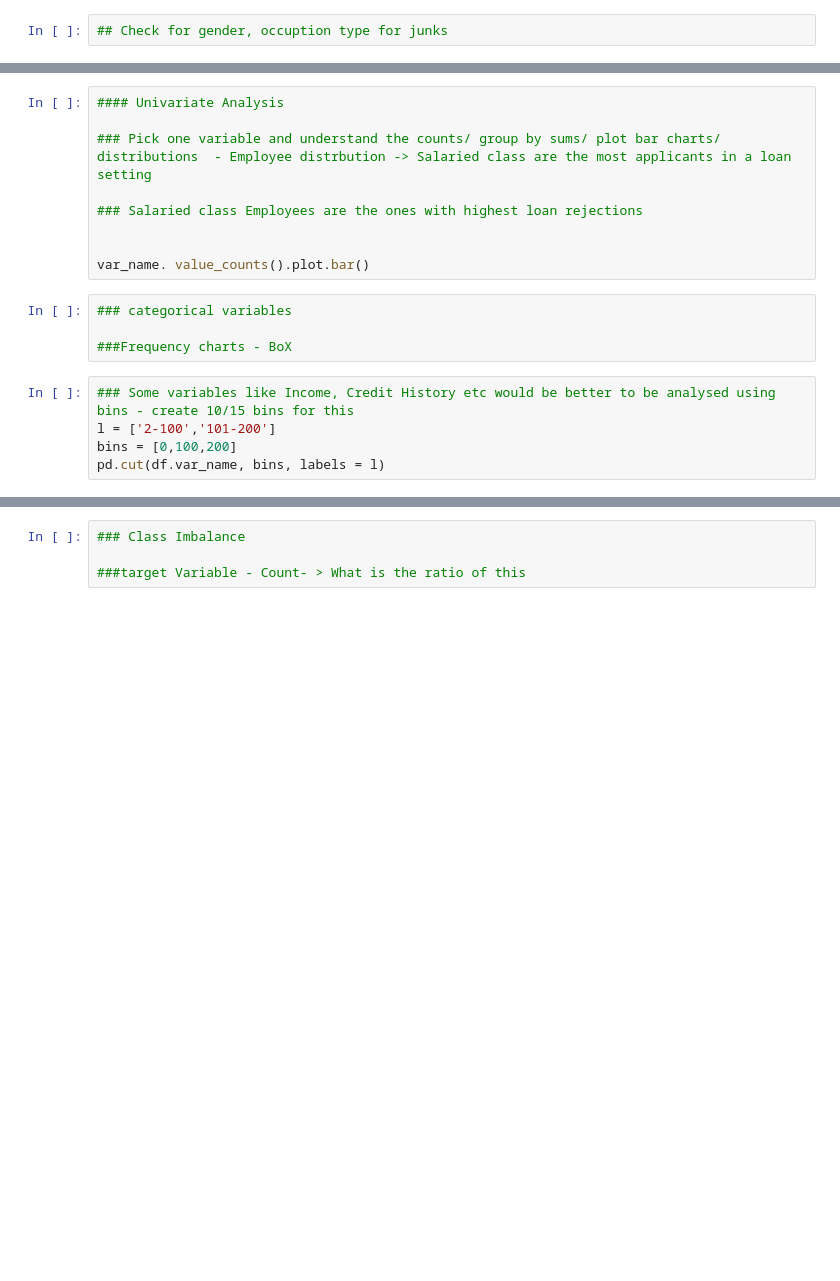
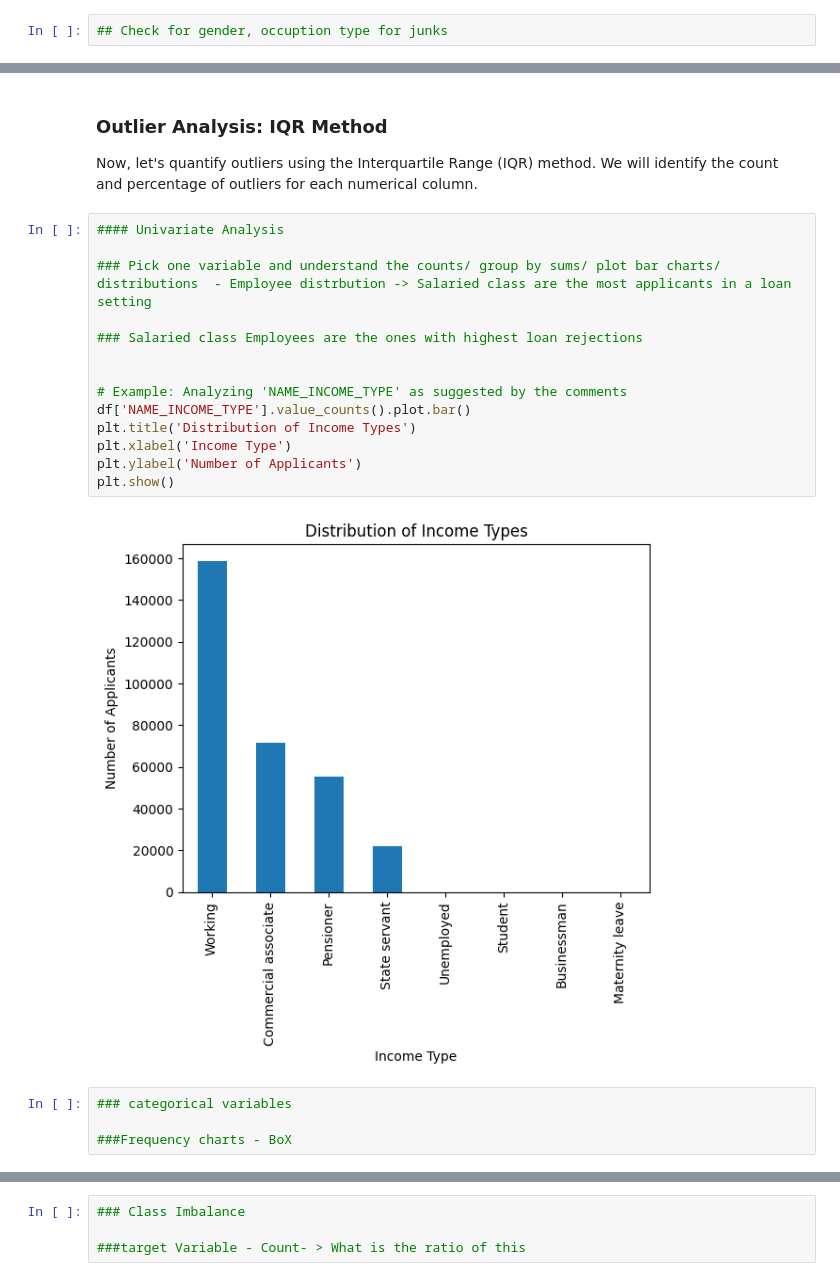
Before and after one commit to tirupari57/AI-Course, a Jupyter notebook: Credit_EDA_assignment_Approach.ipynb, the cells around one changed output, grey strips where cells are left out. Cells and saved outputs as stored; diff of their text form; blank space fills up the shorter version.

```diff
--- a/Credit_EDA_assignment_Approach.ipynb
+++ b/Credit_EDA_assignment_Approach.ipynb
@@ -176,18 +409,24 @@ df.loc[df.AMT_ANNUITY.isnull(), 'AMT_ANNUITY'] = median ()
+# %% [markdown]
+### Outlier Analysis: IQR Method
+
+Now, let's quantify outliers using the Interquartile Range (IQR) method. We will identify the count and percentage of outliers for each numerical column.
 # %%
 #### Univariate Analysis
 
 ### Pick one variable and understand the counts/ group by sums/ plot bar charts/ distributions  - Employee distrbution -> Salaried class are the most applicants in a loan setting
 
 ### Salaried class Employees are the ones with highest loan rejections
 
 
-var_name. value_counts().plot.bar()
+# Example: Analyzing 'NAME_INCOME_TYPE' as suggested by the comments
+df['NAME_INCOME_TYPE'].value_counts().plot.bar()
+plt.title('Distribution of Income Types')
+plt.xlabel('Income Type')
+plt.ylabel('Number of Applicants')
+plt.show()
+# %% [output]
+[figure, added]
 # %%
 ### categorical variables
 
 ###Frequency charts - BoX
-# %%
-### Some variables like Income, Credit History etc would be better to be analysed using bins - create 10/15 bins for this
-l = ['2-100','101-200']
-bins = [0,100,200]
-pd.cut(df.var_name, bins, labels = l)
```
Also changed, not shown: parts of 29 cells of this notebook.
